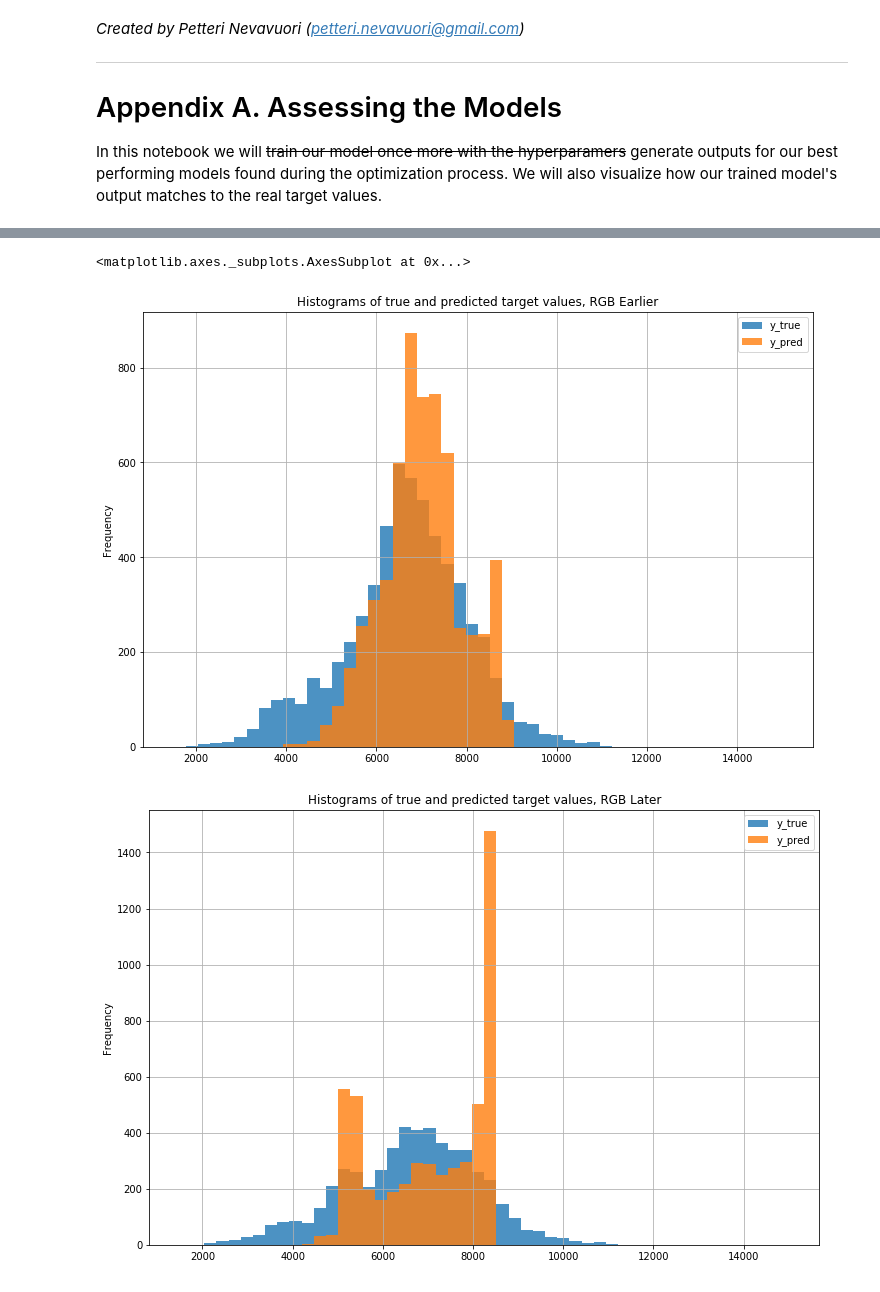
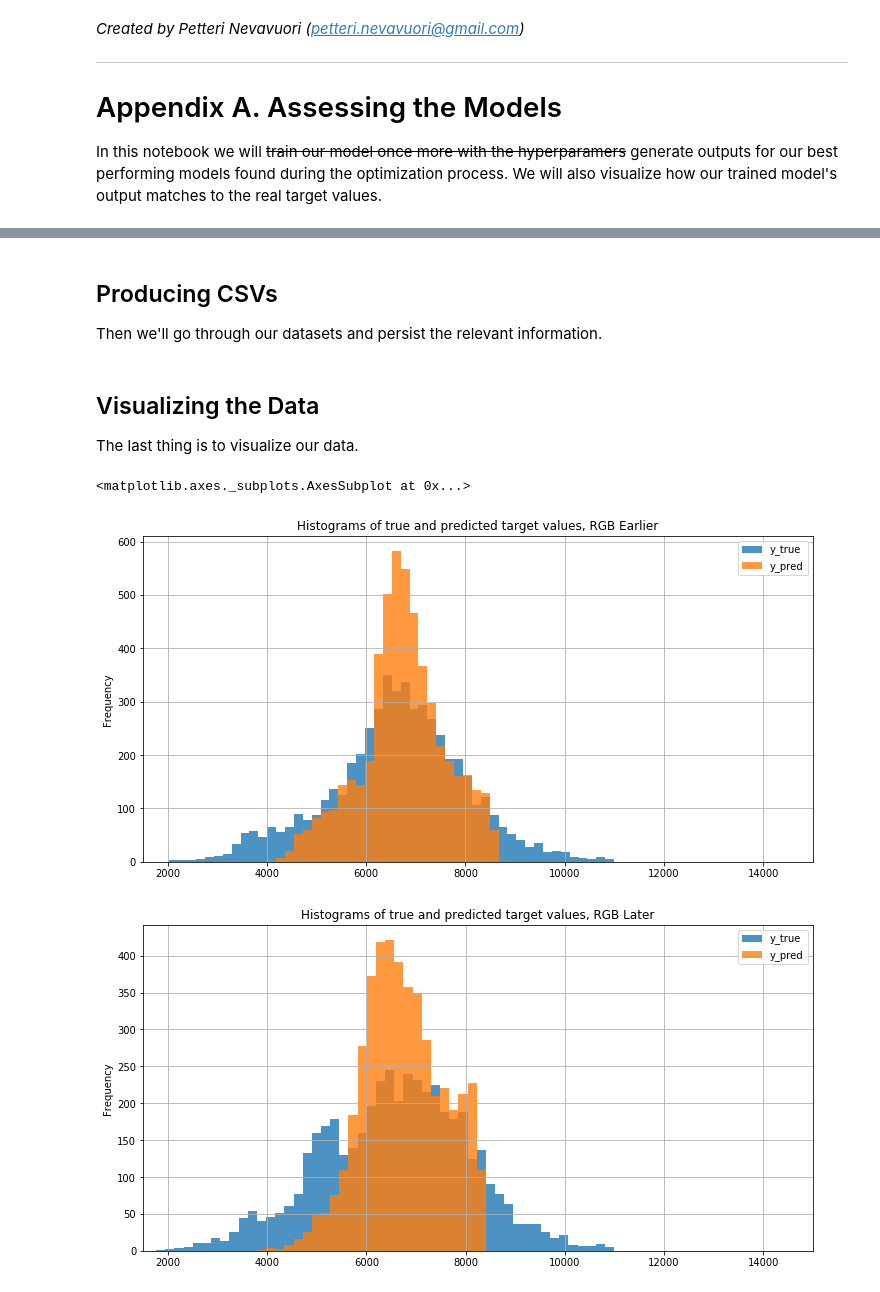
Before and after one commit to CSTEZCAN/crop-yield-cnn, a Jupyter notebook: Appendix A. Assessing the Models.ipynb, the cells around one changed output, grey strips where cells are left out. Drawn from its saved outputs; the diff is of its cells as text; code cells hidden in the pictures.

```diff
--- a/Appendix A. Assessing the Models.ipynb
+++ b/Appendix A. Assessing the Models.ipynb
@@ -44,27 +90,49 @@ Reading the model from C:\Users\karmus\Documents\Projektit\crop-yield-cnn\models
+# %% [markdown]
+## Producing CSVs
+
+Then we'll go through our datasets and persist the relevant information.
 # %%
-def produce_output(cnn, dataset):
-    y_trues, y_preds = [],[]
+import pickle
+from field_analysis.model.dataset.dataperiod import DataPeriodDataset
+
+def produce_output(cnn, dataperiods,period):
+    y_trues, y_preds, block_ids, dates = [],[],[],[]
     with torch.set_grad_enabled(False):
-        for item in dataset:
-            y_trues.append(item['y'].item())
-            y_preds.append(cnn(item['x'].unsqueeze(0).float().cuda()).item())
+        for dataperiod in dataperiods:
+            x = DataPeriodDataset().array_to_tensor(pickle.loads(dataperiod.area_drone_rgb))
+            y = DataPeriodDataset().array_to_tensor(pickle.loads(dataperiod.area.target.area_yield)).mean()
+            block_id = dataperiod.area.block_id
+            date = dataperiod.date.strftime("%Y-%m-%d")
 
-    df = pd.DataFrame(columns=['y_true','y_pred'])
+            y_trues.append(y.item())
+            y_preds.append(cnn(x.unsqueeze(0).float().cuda()).item())
+            block_ids.append(block_id)
+            dates.append(date)
+
+    df = pd.DataFrame(columns=['y_true','y_pred','block_id','date'])
     df.loc[:,'y_true'] = y_trues
     df.loc[:,'y_pred'] = y_preds
-    df.to_csv(os.path.join(os.getcwd(),'results',f'targets_predictions_{dataset.__class__.__name__[8:].lower()}.csv'))
+    df.loc[:,'block_id'] = block_ids
+    df.loc[:,'date'] = dates
+    df.to_csv(os.path.join(os.getcwd(),'results',f'targets_predictions_blocks_dates_{period}.csv'))
     return df
+# %%
+out_earlier = produce_output(cnn_earlier, dataperiods_earlier,'earlier')
+out_later = produce_output(cnn_later, dataperiods_later,'later')
+# %% [markdown]
+## Visualizing the Data
+
+The last thing is to visualize our data.
 # %%
-out_earlier = produce_output(cnn_earlier, ds_earlier)
-out_later = produce_output(cnn_later, ds_later)
-
-out_earlier.plot(kind='hist',figsize=(12,8),grid=True,bins=50,alpha=0.8,range=(1500,15000),
-                 title='Histograms of true and predicted target values, RGB Earlier')
-out_later.plot(kind='hist',figsize=(12,8),grid=True,bins=50,alpha=0.8,range=(1500,15000),
-                 title='Histograms of true and predicted target values, RGB Later')
+out_earlier[['y_true','y_pred']].plot.hist(
+    figsize=(12,6),grid=True,bins=50,alpha=0.8,xlim=(1500,15000),
+    title='Histograms of true and predicted target values, RGB Earlier')
+out_later[['y_true','y_pred']].plot.hist(
+    figsize=(12,6),grid=True,bins=50,alpha=0.8,xlim=(1500,15000),
+    title='Histograms of true and predicted target values, RGB Later')
 # %% [output]
 <matplotlib.axes._subplots.AxesSubplot at 0x...>
-[figure, old version]
+[figure, new version]
-[figure, old version]
+[figure, new version]
 # %%
 (out_earlier.y_true-out_earlier.y_pred).plot(
```
Also changed, not shown: parts of 7 cells of this notebook, 4 other files.
